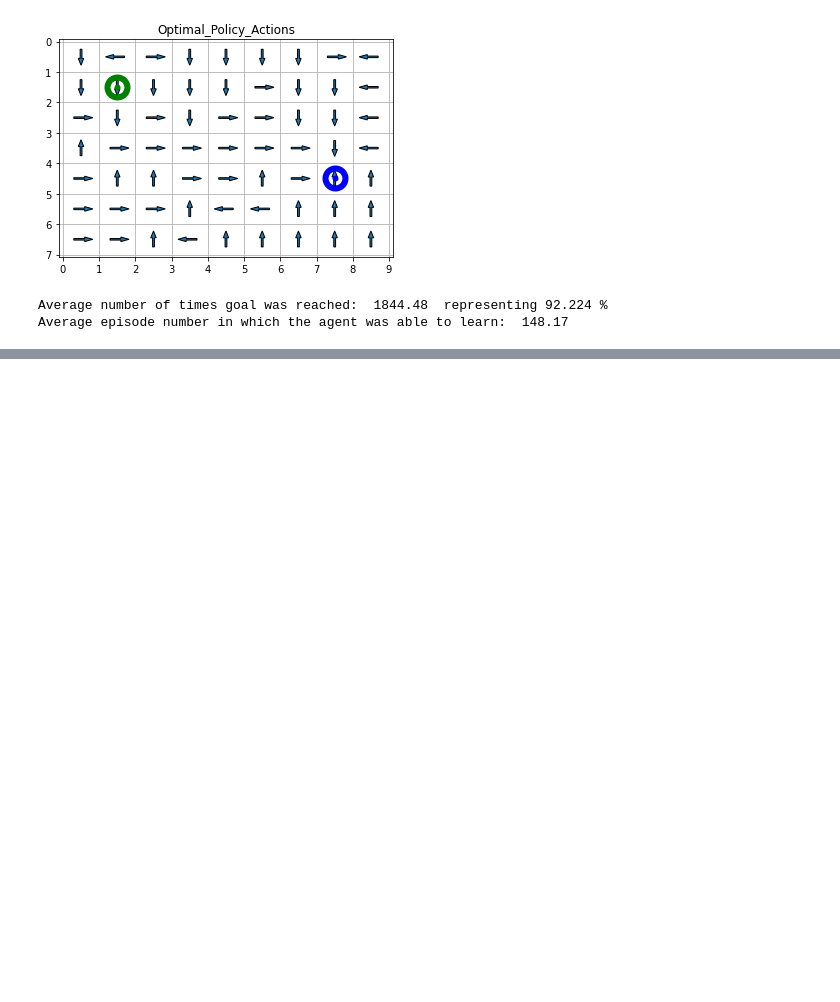
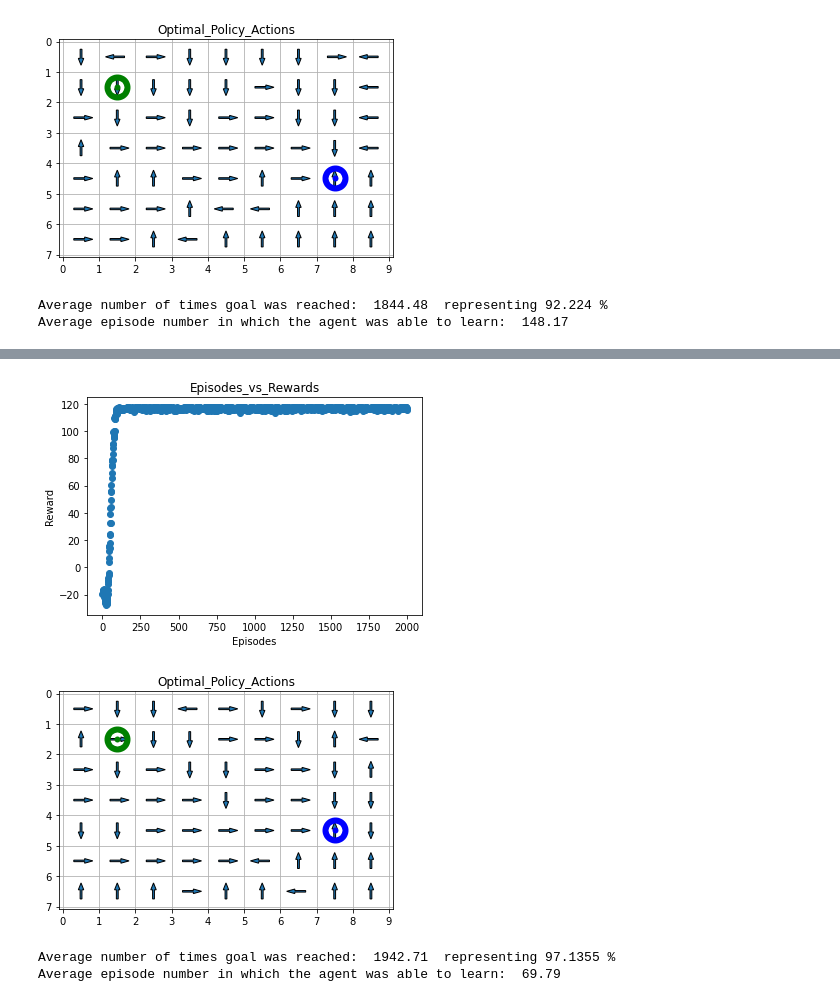
Before and after one commit to tiaraRS/ReinforcementLearningPractice, a Jupyter notebook: Experiments-C/Experiments-Saving-Sirius-Black-With-Wind.ipynb, the cells around one changed output, grey strips where cells are left out. Drawn from its saved outputs; the diff is of its cells as text; code cells hidden in the pictures; blank space fills up the shorter version.

```diff
--- a/Experiments-C/Experiments-Saving-Sirius-Black-With-Wind.ipynb
+++ b/Experiments-C/Experiments-Saving-Sirius-Black-With-Wind.ipynb
@@ -339,0 +411,25 @@ Average episode number in which the agent was able to learn:  148.17
+# %%
+num_episodes = 2000
+max_steps_per_episode = 100
+
+learning_rate = 0.2
+discount_rate = 0.95
+max_exploration_rate = 1
+min_exploration_rate = 0.003
+exploration_decay_rate = 0.05
+
+filepath_e_vs_r = "episodes_vs_reward/v8.jpg"
+filepath_optimal_policy = "optimal_policies/v8.jpg"
+filepath_rewards = "rewards/rewards_v8.npy"
+
+rewards_avg, q_table,num_times_goal_reached = rl(num_episodes, max_steps_per_episode, learning_rate, discount_rate, max_exploration_rate, min_exploration_rate, exploration_decay_rate)
+plot_episodes_vs_rewards(num_episodes, rewards_avg, filepath_e_vs_r)
+plot_optimal_policy(q_table, filepath_optimal_policy)
+save_rewards(filepath_rewards, rewards_avg)
+print("Average number of times goal was reached: ", np.mean(num_times_goal_reached) ,f" representing {(np.mean(num_times_goal_reached)/num_episodes) *100} %")
+print("Average episode number in which the agent was able to learn: ", get_max_reward_avg_episode(rewards_avg))
+# %% [output]
+[figure, added]
+[figure, added]
+Average number of times goal was reached:  1942.71  representing 97.1355 %
+Average episode number in which the agent was able to learn:  69.79
```
Also changed, not shown: parts of 11 cells of this notebook, 18 other files.
